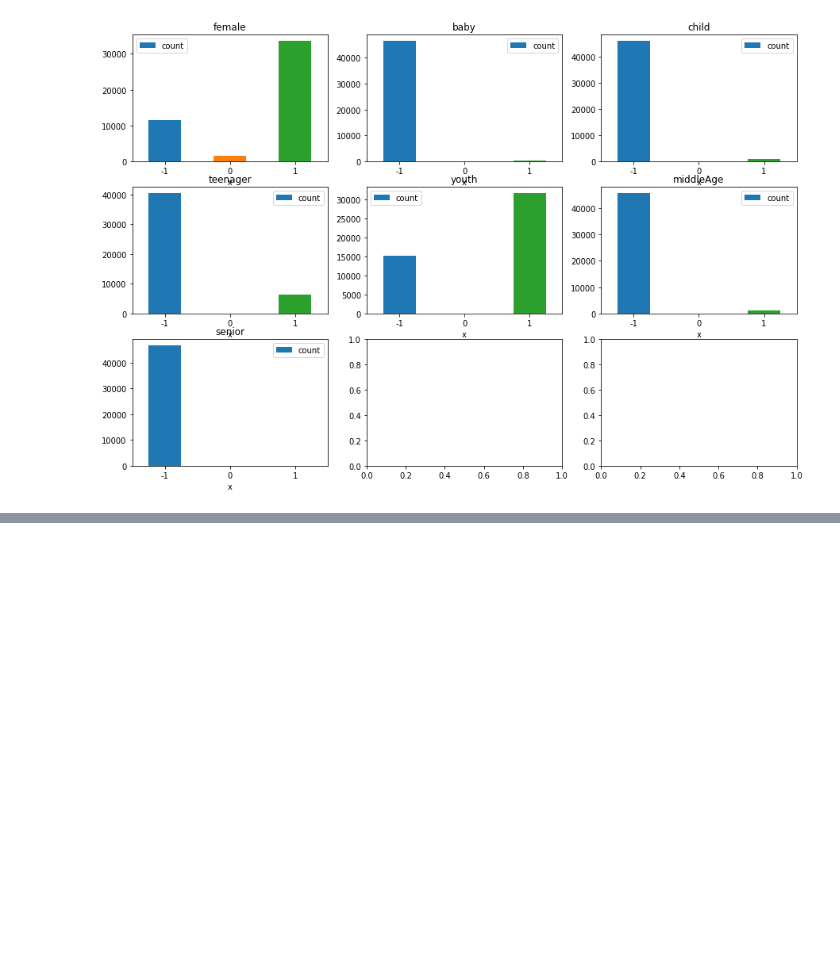
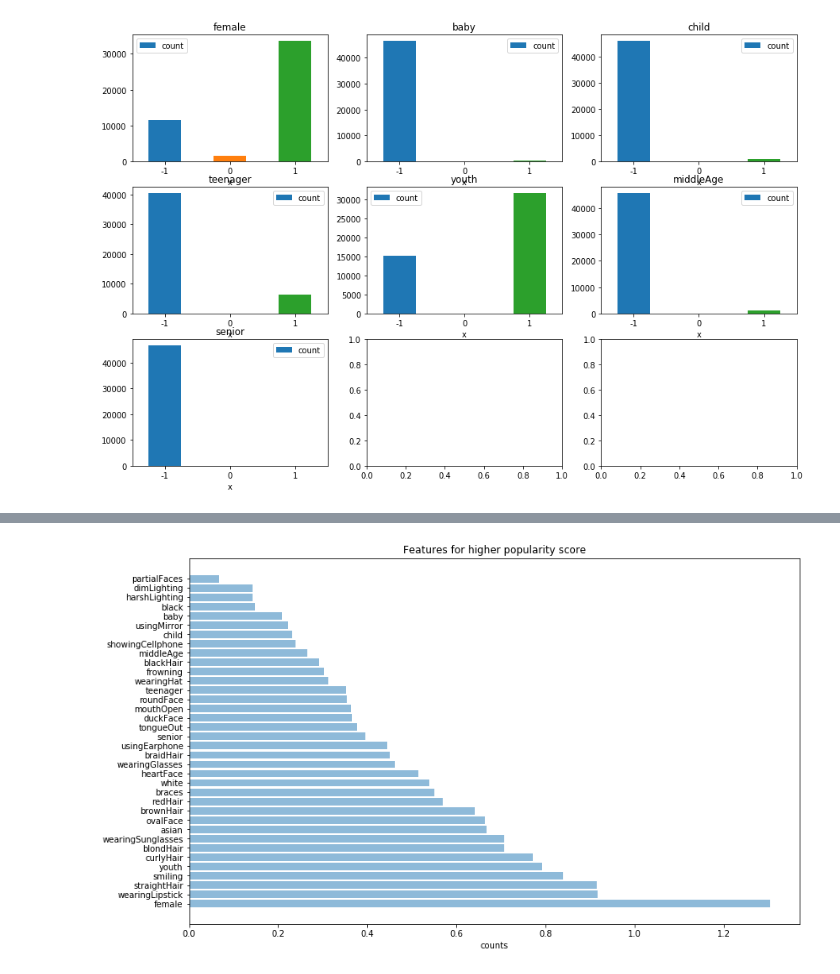
Before and after one commit to varunvora/CRCV-Selfie, a Jupyter notebook: aml_esa.ipynb, the cells around one changed output, grey strips where cells are left out. Saved outputs shown, nothing was run; the diff lists cells and outputs as text; code cells hidden in the pictures; blank space fills up the shorter version.

```diff
--- a/aml_esa.ipynb
+++ b/aml_esa.ipynb
@@ -154,0 +233,20 @@ for i in range(1, 4):
+# %%
+d = dict()
+for i in df.columns.difference([col['popularityScore'], col['imageName']]):
+    d[i] = df[col['popularityScore']].corr(df[i])
+sorted_x = sorted(d.items(), key=lambda x : x[1], reverse=True)
+reverse_dict = {col[x] : x for x in col}
+sorted_x = [(reverse_dict[y[0]], y[1]) for y in sorted_x]
+
+feat = [y[0] for y in sorted_x]
+counts = [(y[1] + 0.05) * 8 for y in sorted_x]
+
+y_pos = np.arange(len(feat))
+plt.figure(figsize=(13, 8))
+plt.barh(y_pos, counts, align='center', alpha=0.5)
+plt.yticks(y_pos, feat)
+plt.xlabel('counts')
+plt.title('Features for higher popularity score')
+plt.show()
+# %% [output]
+[figure, added]
```
Also changed, not shown: parts of 8 cells of this notebook, 1 other file.
